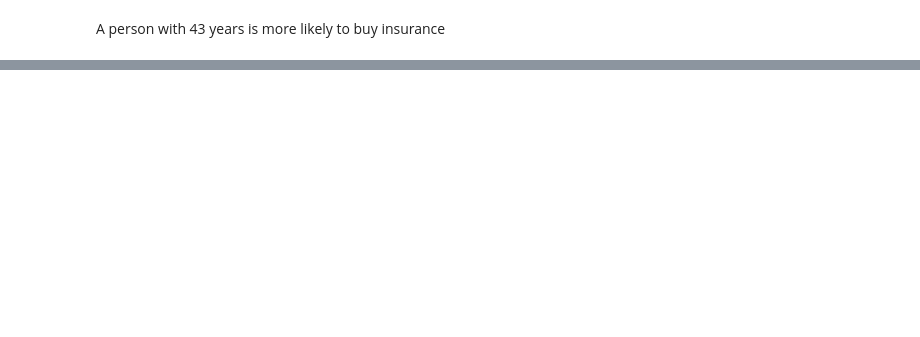
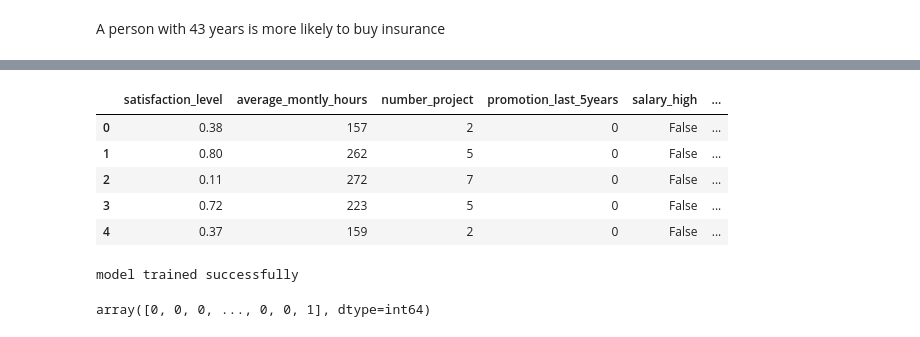
Before and after one commit to kelie99/Machine_Learning_Repo_CodeBasics, a Jupyter notebook: ML_PYTHON/7_logistic_regression.ipynb, the cells around one changed output, grey strips where cells are left out. Saved outputs shown, nothing was run; the diff lists cells and outputs as text; code cells hidden in the pictures; blank space fills up the shorter version.

```diff
--- a/ML_PYTHON/7_logistic_regression.ipynb
+++ b/ML_PYTHON/7_logistic_regression.ipynb
@@ -109,0 +203,10 @@ A person with 43 years is more likely to buy insurance
+# %%
+dfr_small_dummies.drop('salary', axis="columns", inplace=True)
+dfr_small_dummies.head()
+# %% [output]
+|  | satisfaction_level | average_montly_hours | number_project | promotion_last_5years | salary_high | ... |
+| 0 | 0.38 | 157 | 2 | 0 | False | ... |
+| 1 | 0.80 | 262 | 5 | 0 | False | ... |
+| 2 | 0.11 | 272 | 7 | 0 | False | ... |
+| 3 | 0.72 | 223 | 5 | 0 | False | ... |
+| 4 | 0.37 | 159 | 2 | 0 | False | ... |
@@ -109,0 +222,9 @@ A person with 43 years is more likely to buy insurance
+# %%
+model.fit(X_train, y_train)
+print("model trained successfully")
+# %% [output]
+model trained successfully
+# %%
+model.predict(X_test)
+# %% [output]
+array([0, 0, 0, ..., 0, 0, 1], dtype=int64)
```
Also changed, not shown: parts of 30 cells of this notebook.
